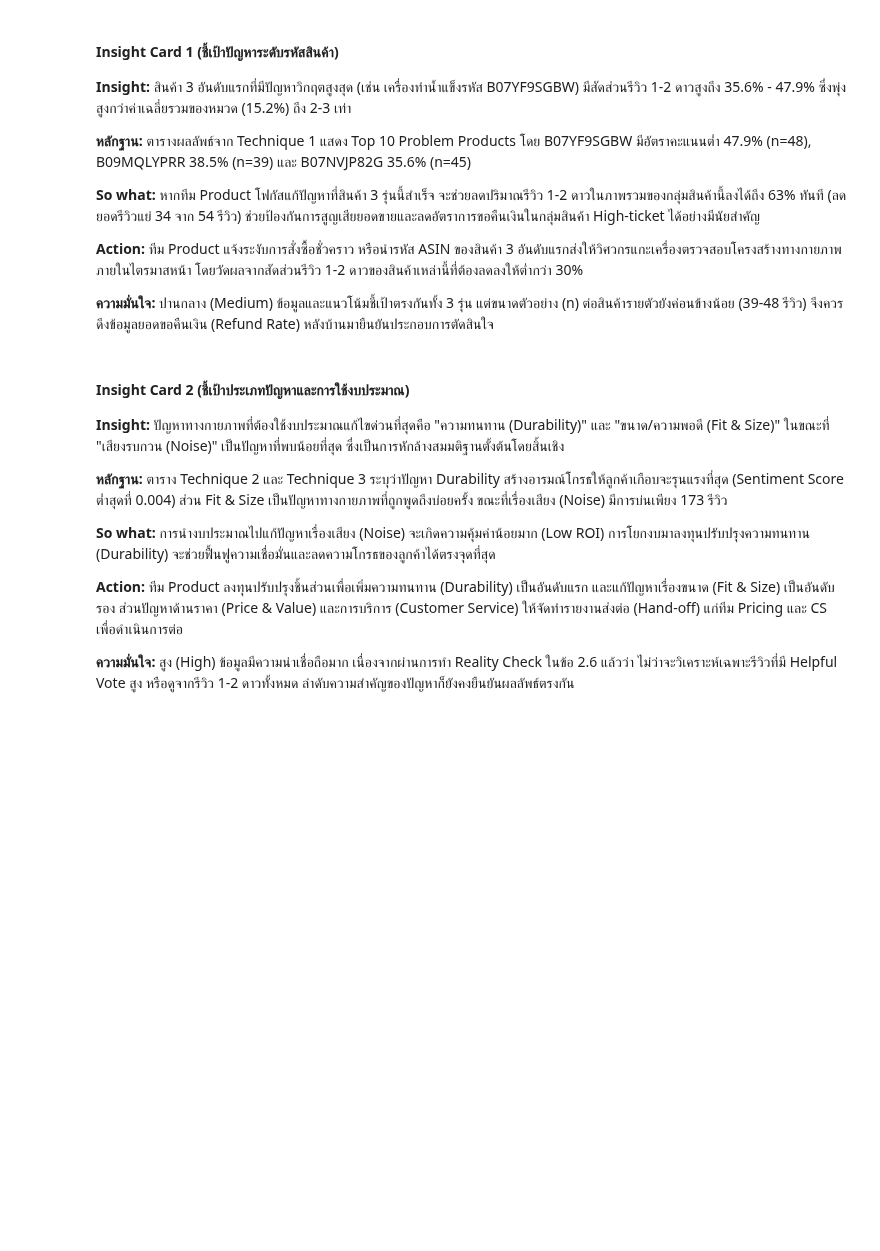
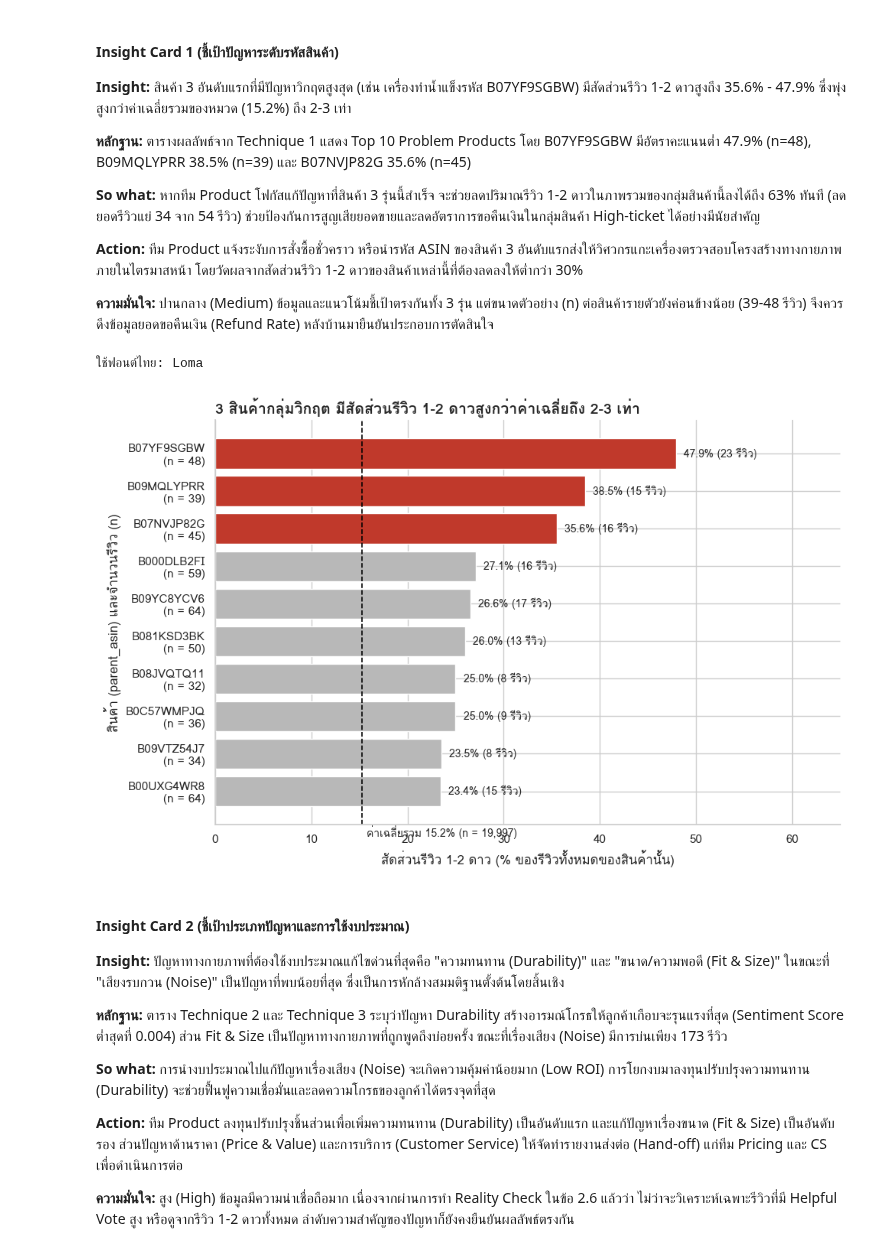
Before and after one commit to doperjerr/Project1-Text_Analytics69, a Jupyter notebook: project1_text_analytics69.ipynb, the cells around one changed output. Drawn from its saved outputs; the diff is of its cells as text; code cells hidden in the pictures; blank space fills up the shorter version.

```diff
--- a/project1_text_analytics69.ipynb
+++ b/project1_text_analytics69.ipynb
@@ -1434,6 +1435,85 @@ Insight เดิมจากข้อ 2.5 (กลุ่ม Helpful Vote สู
 **Action:** ทีม Product แจ้งระงับการสั่งซื้อชั่วคราว หรือนำรหัส ASIN ของสินค้า 3 อันดับแรกส่งให้วิศวกรแกะเครื่องตรวจสอบโครงสร้างทางกายภาพภายในไตรมาสหน้า โดยวัดผลจากสัดส่วนรีวิว 1-2 ดาวของสินค้าเหล่านี้ที่ต้องลดลงให้ต่ำกว่า 30%
 
 **ความมั่นใจ:** ปานกลาง (Medium) ข้อมูลและแนวโน้มชี้เป้าตรงกันทั้ง 3 รุ่น แต่ขนาดตัวอย่าง (n) ต่อสินค้ารายตัวยังค่อนข้างน้อย (39-48 รีวิว) จึงควรดึงข้อมูลยอดขอคืนเงิน (Refund Rate) หลังบ้านมายืนยันประกอบการตัดสินใจ
+# %%
+# กราฟสำหรับนำเสนอ: หนึ่งรูปสื่อสารหนึ่งประเด็น ระบุ n ของแต่ละกลุ่ม ใส่ชื่อแกนและหน่วยให้ครบ
+# รันได้ทันทีใน Colab (ใช้ตัวเลขจากตารางผลวิเคราะห์ ไม่ต้องพึ่ง dataframe)
+
+import glob
+import subprocess
+import pandas as pd
+import matplotlib.pyplot as plt
+from matplotlib import font_manager
+
+# ---------- ตั้งค่าฟอนต์ไทย (ทำอัตโนมัติ ไม่ต้องรีสตาร์ต runtime) ----------
+THAI_FONTS = ["Loma", "Garuda", "Norasi", "Tahoma", "Leelawadee UI",
+              "Thonburi", "Noto Sans Thai", "TH Sarabun New"]
+
+def find_thai_font():
+    available = {f.name for f in font_manager.fontManager.ttflist}
+    return next((n for n in THAI_FONTS if n in available), None)
+
+def setup_thai_font():
+    name = find_thai_font()
+    if name is None:
+        subprocess.run(["apt-get", "install", "-y", "-qq", "fonts-thai-tlwg"],
+                       stdout=subprocess.DEVNULL, stderr=subprocess.DEVNULL)
+        for path in glob.glob("/usr/share/fonts/truetype/tlwg/*.ttf"):
+            font_manager.fontManager.addfont(path)
+        name = find_thai_font()
+    if name:
+        plt.rcParams["font.family"] = name
+        print(f"ใช้ฟอนต์ไทย: {name}")
+    else:
+        print("ไม่พบฟอนต์ไทย: ติดตั้งไม่สำเร็จ ให้ตรวจว่า runtime ต่อเน็ตได้")
+    plt.rcParams["axes.unicode_minus"] = False
+
+setup_thai_font()
+
+HIGHLIGHT = "#C0392B"   # สีเน้นสิ่งที่ต้องดู (แดง)
+MUTED = "#B8B8B8"       # สีของกลุ่มที่เหลือ (เทา)
+
+# =====================================================
+# กราฟ 1: สินค้าไหนควรแก้ก่อน (Insight Card 1)
+# =====================================================
+# ⚠️ ข้อควรระวัง: เช็คตัวเลข n และ low จากผลรัน Technique 1 ของคุณอีกครั้งว่าตรงตามนี้หรือไม่
+prod = pd.DataFrame({
+    "parent_asin": ["B07YF9SGBW", "B09MQLYPRR", "B07NVJP82G", "B000DLB2FI", "B09YC8YCV6",
+                    "B081KSD3BK", "B0C57WMPJQ", "B08JVQTQ11", "B09VTZ54J7", "B00UXG4WR8"],
+    "n":           [48, 39, 45, 59, 64, 50, 36, 32, 34, 64],
+    "low":         [23, 15, 16, 16, 17, 13, 9, 8, 8, 15],
+})
+prod["rate"] = prod["low"] / prod["n"] * 100
+prod = prod.sort_values("rate")                      # เรียงให้ตัวสูงสุดอยู่บนสุด
+
+overall_rate = 3047 / 19997 * 100                    # ค่าเฉลี่ยรวม 15.2%
+colors = [HIGHLIGHT if r >= 35 else MUTED for r in prod["rate"]]   # เน้น 3 อันดับแรก
+labels = [f"{a}\n(n = {n})" for a, n in zip(prod["parent_asin"], prod["n"])]
+
+fig, ax = plt.subplots(figsize=(10, 6.5))
+bars = ax.barh(labels, prod["rate"], color=colors)
+
+for bar, r, k in zip(bars, prod["rate"], prod["low"]):
+    ax.text(bar.get_width() + 0.8, bar.get_y() + bar.get_height() / 2,
+            f"{r:.1f}% ({k} รีวิว)", va="center", fontsize=10)
+
+ax.axvline(overall_rate, color="black", linestyle="--", linewidth=1.2)
+ax.text(overall_rate + 0.5, -0.9, f"ค่าเฉลี่ยรวม {overall_rate:.1f}% (n = 19,997)",
+        fontsize=10, va="top")
+
+# ปรับ Title ให้สอดคล้องกับ Insight Card 1
+ax.set_title("3 สินค้ากลุ่มวิกฤต มีสัดส่วนรีวิว 1-2 ดาวสูงกว่าค่าเฉลี่ยถึง 2-3 เท่า",
+             fontsize=14, fontweight="bold", loc="left")
+ax.set_xlabel("สัดส่วนรีวิว 1-2 ดาว (% ของรีวิวทั้งหมดของสินค้านั้น)")
+ax.set_ylabel("สินค้า (parent_asin) และจำนวนรีวิว (n)")
+ax.set_xlim(0, 65)
+ax.spines[["top", "right"]].set_visible(False)
+plt.tight_layout()
+plt.savefig("chart1_low_rating_rate.png", dpi=200)
+plt.show()
+# %% [output]
+ใช้ฟอนต์ไทย: Loma
+[figure, added]
 # %% [markdown]
 #### **Insight Card 2 (ชี้เป้าประเภทปัญหาและการใช้งบประมาณ)**
 
```
Also changed, not shown: parts of 55 cells of this notebook.
